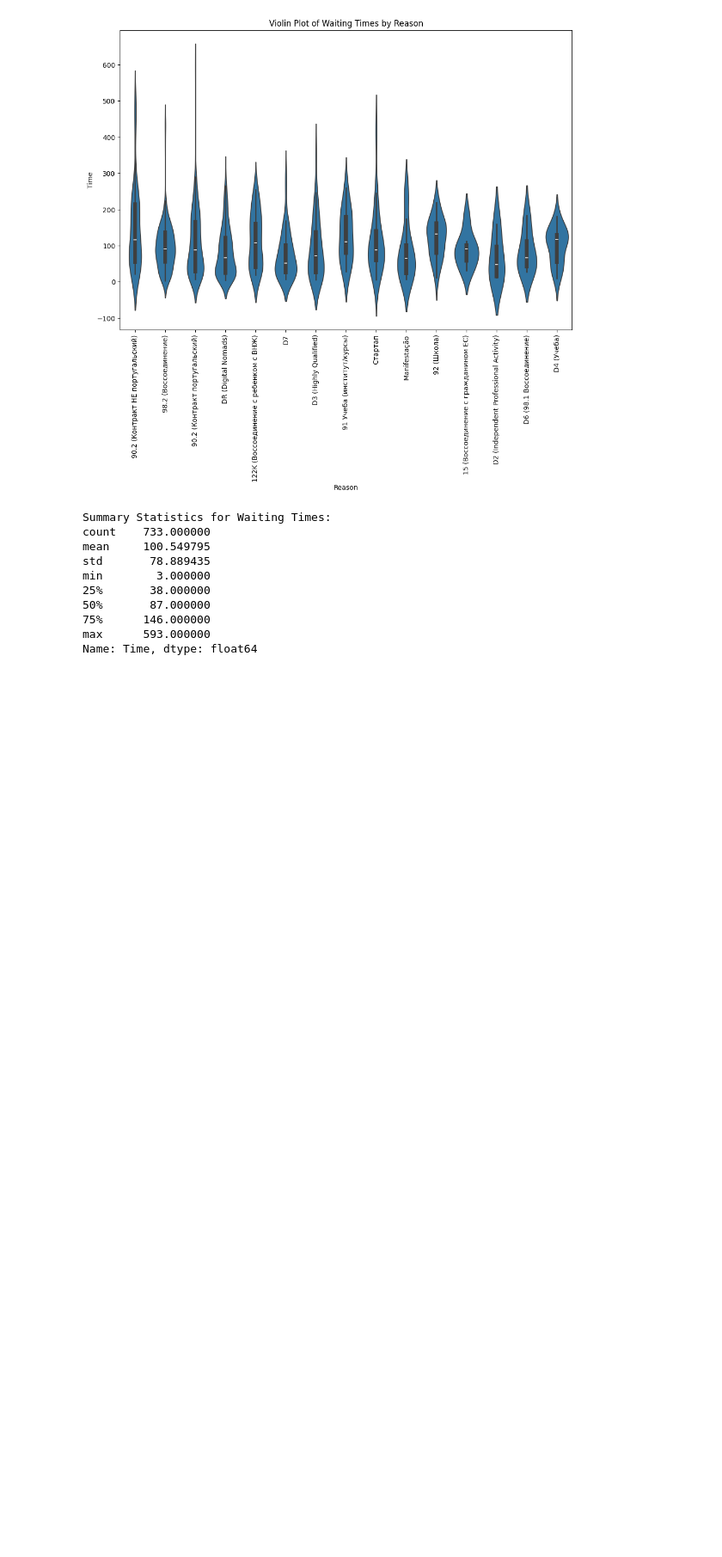
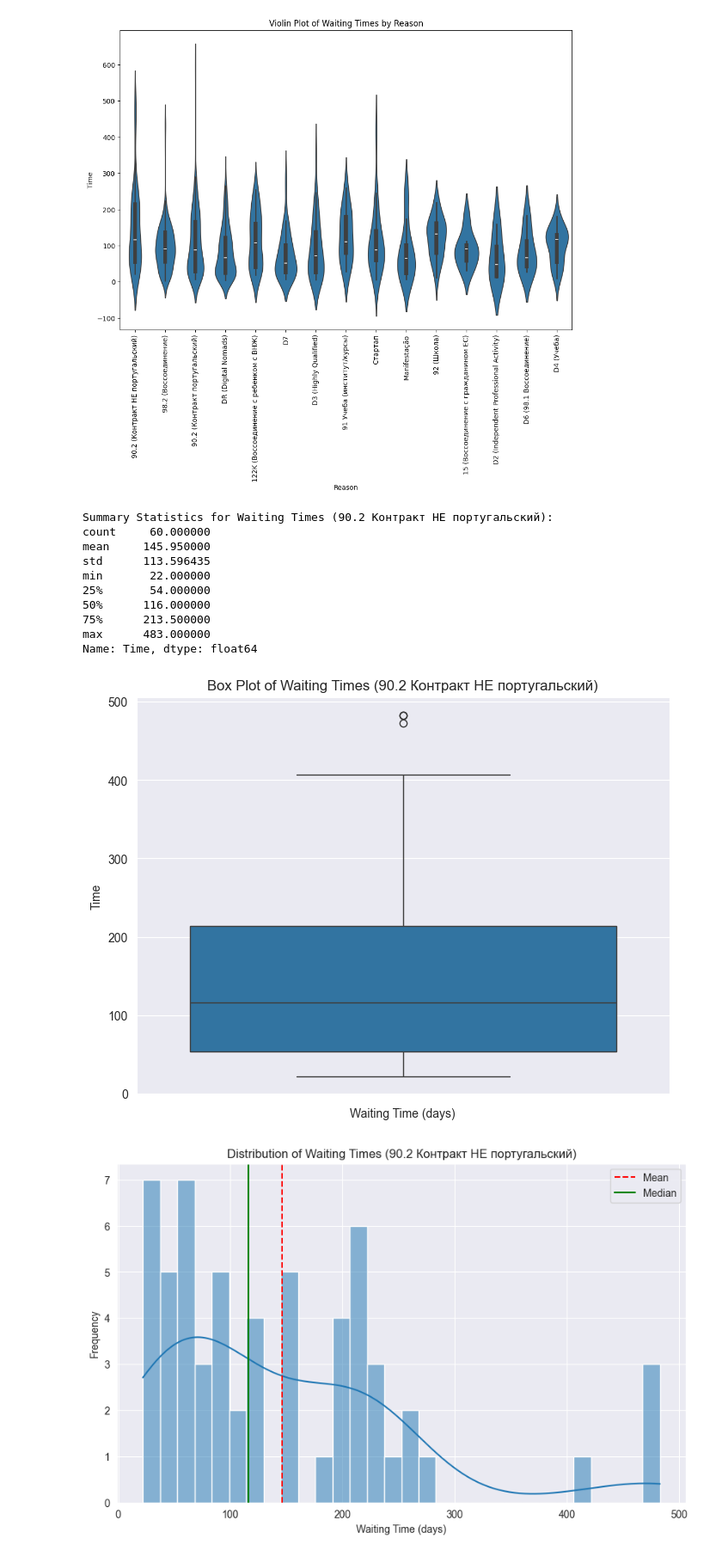
Before and after one commit to pavshulin/aima-analysis, a Jupyter notebook: main.ipynb, the cells around one changed output. Shown at 86% size. Cells and saved outputs as stored; diff of their text form; code cells hidden in the pictures; blank space fills up the shorter version.

```diff
--- a/main.ipynb
+++ b/main.ipynb
@@ -216,19 +262,43 @@ plt.show()
 [figure]
 [figure]
 # %%
-
-# Summary statistics for waiting times
-summary_stats = df['Time'].describe()
-print("Summary Statistics for Waiting Times:")
-print(summary_stats)
+# lets analyze only 90.2 (Контракт НЕ португальский)  Reason
-# %% [output]
-Summary Statistics for Waiting Times:
-count    733.000000
-mean     100.549795
-std       78.889435
-min        3.000000
-25%       38.000000
-50%       87.000000
-75%      146.000000
-max      593.000000
-Name: Time, dtype: float64
+# %%
+# Filter the DataFrame for the specific reason - 90.2 (Контракт НЕ португальский)
+filtered_df = df[df['Reason'] == '90.2 (Контракт НЕ португальский)']
+
+# Summary statistics for the filtered data
+summary_stats = filtered_df['Time'].describe()
+print("Summary Statistics for Waiting Times (90.2 Контракт НЕ португальский):")
+print(summary_stats)
+
+# Box plot for waiting times for the specific reason
+plt.figure(figsize=(8, 6))
+sns.boxplot(y=filtered_df['Time'])
+plt.title('Box Plot of Waiting Times (90.2 Контракт НЕ португальский)')
+plt.xlabel('Waiting Time (days)')
+plt.show()
+
+# Histogram and KDE plot for waiting times for the specific reason
+plt.figure(figsize=(10, 6))
+sns.histplot(filtered_df['Time'], kde=True, bins=30)
+plt.title('Distribution of Waiting Times (90.2 Контракт НЕ португальский)')
+plt.xlabel('Waiting Time (days)')
+plt.ylabel('Frequency')
+plt.axvline(filtered_df['Time'].mean(), color='r', linestyle='--', label='Mean')
+plt.axvline(filtered_df['Time'].median(), color='g', linestyle='-', label='Median')
+plt.legend()
+plt.show()
+# %% [output]
+Summary Statistics for Waiting Times (90.2 Контракт НЕ португальский):
+count     60.000000
+mean     145.950000
+std      113.596435
+min       22.000000
+25%       54.000000
+50%      116.000000
+75%      213.500000
+max      483.000000
+Name: Time, dtype: float64
+[figure, added]
+[figure, added]
```
Also changed, not shown: parts of 14 cells of this notebook, 1 other file.
